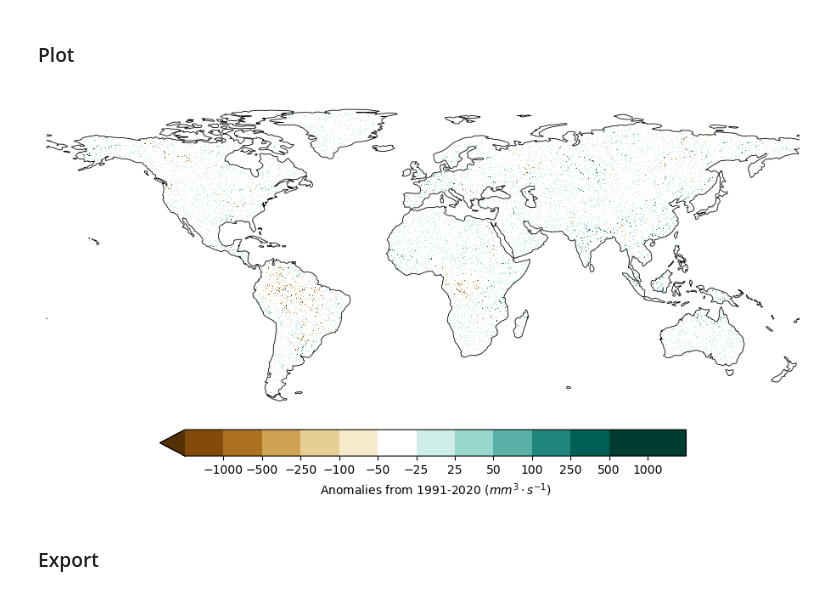
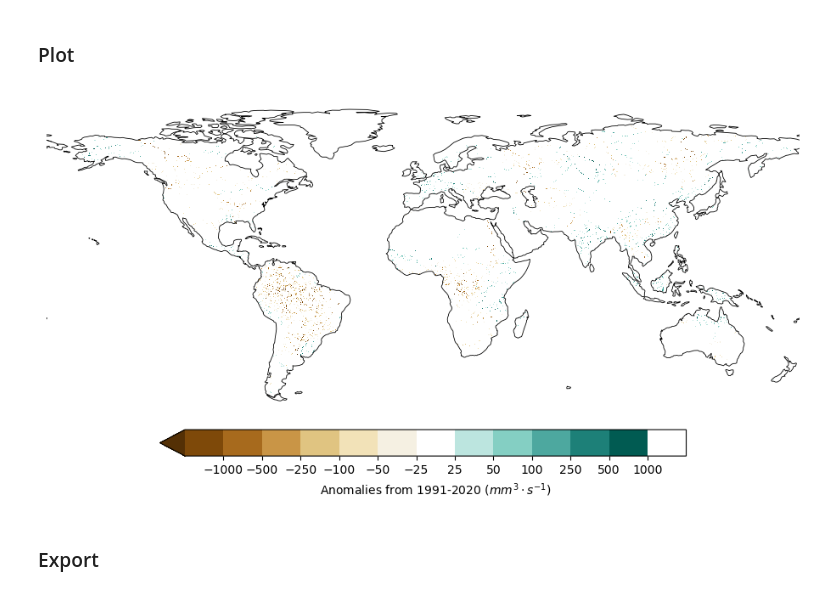
Before and after one commit to casadoj/SotCin2024, a Jupyter notebook: notebook/2.1_discharge_anomaly.ipynb, the cells around one changed output. Saved outputs shown, nothing was run; the diff lists cells and outputs as text; code cells hidden in the pictures.

Commit message:
update map discharge anomaly

```diff
--- a/notebook/2.1_discharge_anomaly.ipynb
+++ b/notebook/2.1_discharge_anomaly.ipynb
@@ -94,42 +94,45 @@ anomaly.attrs['institution'] = 'Joint Research Centre - European Commission'
 anomaly.attrs['history'] = 'Created {0}'.format(datetime.now().strftime("%B %d %Y %H:%M:%S"))
 # %% [markdown]
 ### Plot
-# %%
-# Define the colormap and normalization
-boundaries = [-1e4, -1e3, -500, -250, -100, -50, -25, 25, 50, 100, 250, 500, 1e3, 1e4]
-cmap = plt.cm.BrBG
-ncolors = len(boundaries) - 1 # Include the extended region colors
-colors = cmap(np.linspace(0, 1, ncolors))  # Extract equally spaced colors
-colors[int(ncolors / 2), :] = [1., 1., 1., 1.]
-cmap_discrete = mcolors.ListedColormap(colors)
-norm = mcolors.BoundaryNorm(boundaries, ncolors, extend='neither')
-
-fig, ax = plt.subplots(figsize=(16, 6), subplot_kw=dict(projection=ccrs.PlateCarree()))
-
-# Plot coastlines for continents
-ax.add_feature(cfeature.COASTLINE, edgecolor='black', linewidth=.6)
-
-# Plot anomaly with the fixed discrete colormap
-anomaly.plot(
-    ax=ax,
-    cmap=cmap_discrete,
-    norm=norm,
-    cbar_kwargs={
-        'shrink': .5,
-        'orientation': 'horizontal',
-        'pad': 0.05,
-        'label': r'Anomalies from 1991-2020 ($mm^3 \cdot s^{-1}$)',
-        'ticks': boundaries[1:-1],  # Avoid extreme values in ticks
-        # 'extend': 'both',
-    }
-)
-
-ax.set_title(None)
-ax.axis('off');
-
-plt.savefig(PATH_PLOT / 'map_anomaly.jpg', dpi=300, bbox_inches='tight')
-# %% [output]
-[figure, removed]
+# %%
+# Define the colormap and normalization
+boundaries = [-1e4, -1e3, -500, -250, -100, -50, -25, 25, 50, 100, 250, 500, 1e3, 1e4]
+cmap = plt.cm.BrBG
+if len(boundaries) % 2 == 0:
+    ncolors = len(boundaries)
+else:
+    ncolors = len(boundaries) - 1
+colors = cmap(np.linspace(0, 1, ncolors))
+colors[int(ncolors / 2), :] = [1., 1., 1., 1.]
+cmap_discrete = mcolors.ListedColormap(colors)
+norm = mcolors.BoundaryNorm(boundaries, ncolors, extend='neither')
+
+fig, ax = plt.subplots(figsize=(16, 6), subplot_kw=dict(projection=ccrs.PlateCarree()))
+
+# Plot coastlines for continents
+ax.add_feature(cfeature.COASTLINE, edgecolor='black', linewidth=.6)
+
+# Plot anomaly with the fixed discrete colormap
+anomaly.plot(
+    ax=ax,
+    cmap=cmap_discrete,
+    norm=norm,
+    cbar_kwargs={
+        'shrink': .5,
+        'orientation': 'horizontal',
+        'pad': 0.05,
+        'label': r'Anomalies from 1991-2020 ($mm^3 \cdot s^{-1}$)',
+        'ticks': boundaries[1:-1],  # Avoid extreme values in ticks
+        # 'extend': 'both',
+    }
+)
+
+ax.set_title(None)
+ax.axis('off');
+
+plt.savefig(PATH_PLOT / 'map_anomaly.jpg', dpi=300, bbox_inches='tight')
+# %% [output]
+[figure, added]
 # %% [markdown]
 ### Export
 # %%
```
Also changed, not shown: 1 other file.
